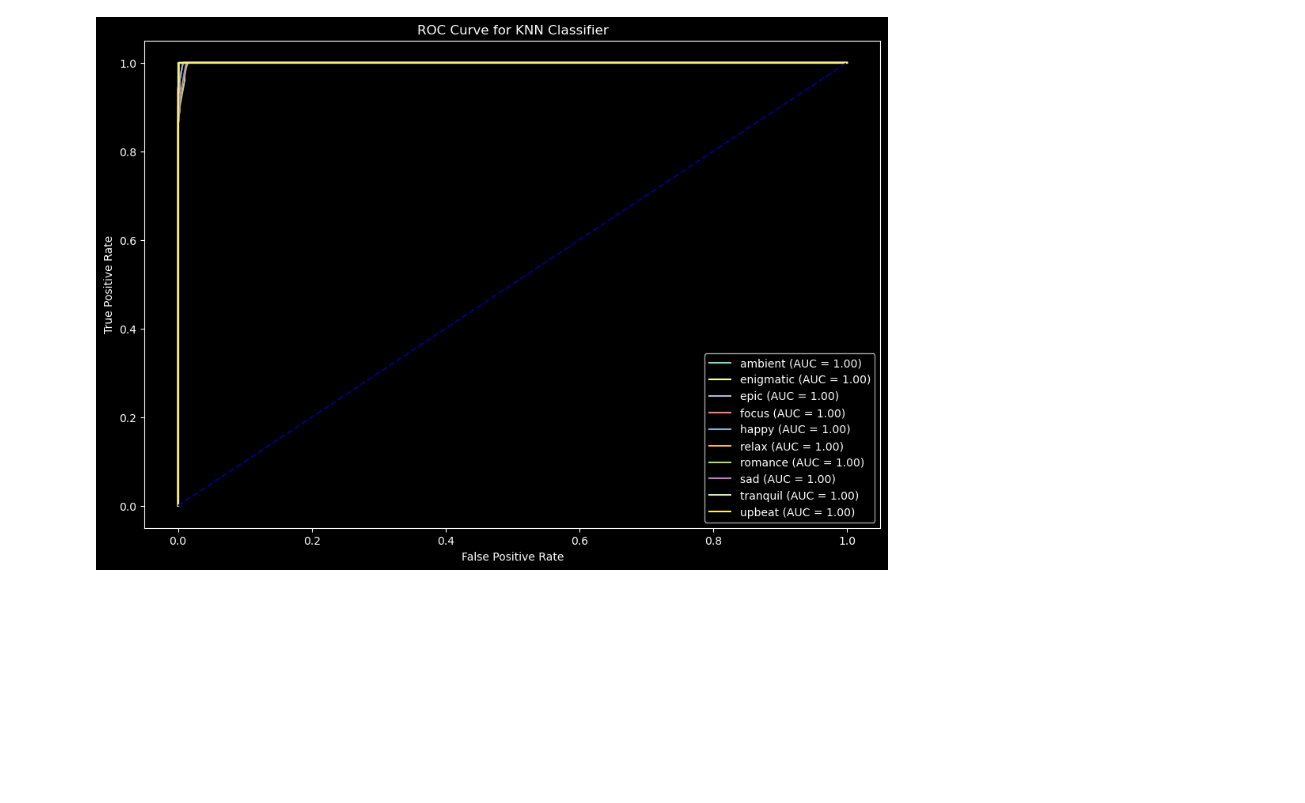
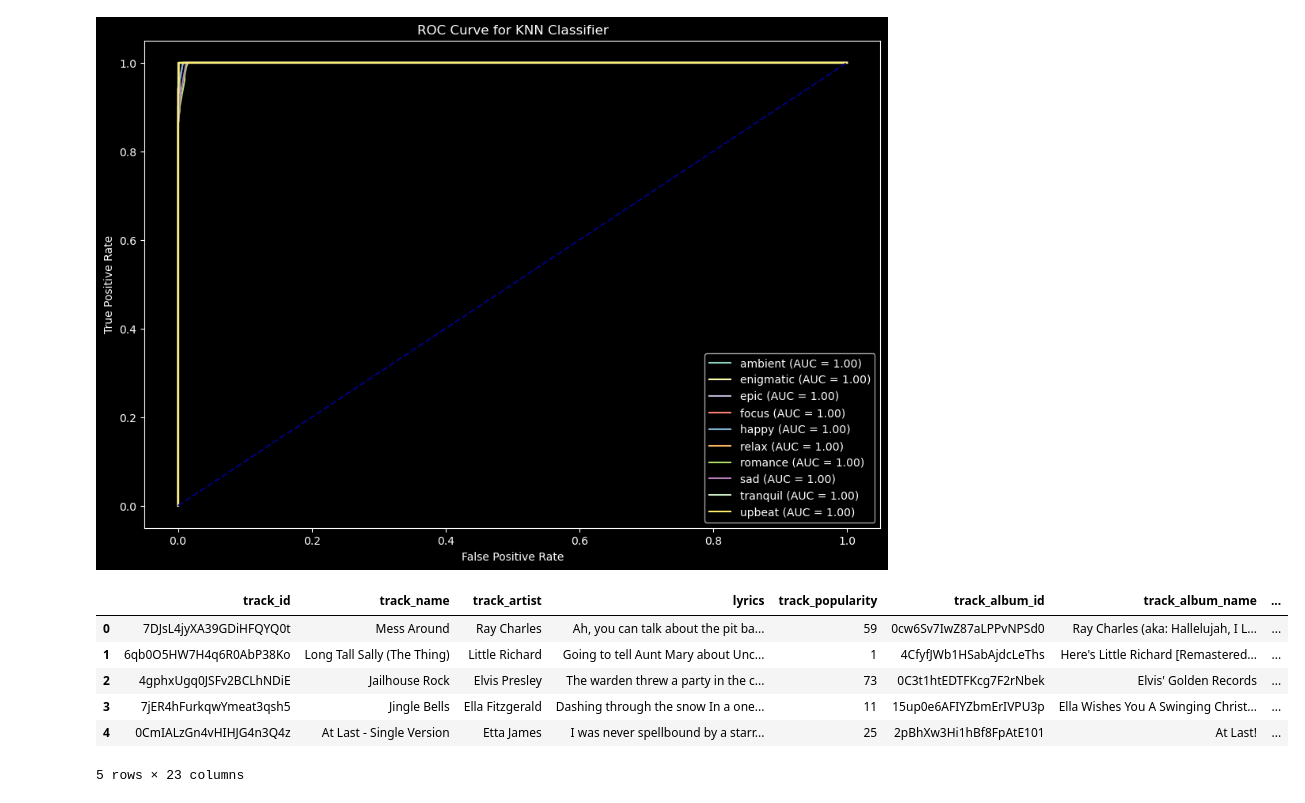
Before and after one commit to TheLuminousArtemis/ei-music-lyrics-classification, a Jupyter notebook: hyperparameter-tuning-rfc.ipynb, the cells around one changed output. Cells and saved outputs as stored; diff of their text form; code cells hidden in the pictures; blank space fills up the shorter version.

```diff
--- a/hyperparameter-tuning-rfc.ipynb
+++ b/hyperparameter-tuning-rfc.ipynb
@@ -64,6 +64,8 @@ spotify_df = pd.read_csv('final_spotify_songs.csv')
 predicted_moods_rf = best_random_forest_classifier.predict(mod_spotify_df)
 # %%
 mod_spotify_df['predicted_mood_hprf'] = predicted_moods_rf
+# %%
+spotify_df['predicted_mood'] = mod_spotify_df['predicted_mood_hprf']
 # %%
 mod_spotify_df.head()
 # %% [output]
@@ -120,5 +122,15 @@ plt.legend(loc="lower right")
 plt.show()
 # %% [output]
 [figure]
+# %%
+spotify_df.head()
+# %% [output]
+|  | track_id | track_name | track_artist | lyrics | track_popularity | track_album_id | track_album_name | ... |
+| 0 | 7DJsL4jyXA39GDiHFQYQ0t | Mess Around | Ray Charles | Ah, you can talk about the pit ba... | 59 | 0cw6Sv7IwZ87aLPPvNPSd0 | Ray Charles (aka: Hallelujah, I L... | ... |
+| 1 | 6qb0O5HW7H4q6R0AbP38Ko | Long Tall Sally (The Thing) | Little Richard | Going to tell Aunt Mary about Unc... | 1 | 4CfyfJWb1HSabAjdcLeThs | Here's Little Richard [Remastered... | ... |
+| 2 | 4gphxUgq0JSFv2BCLhNDiE | Jailhouse Rock | Elvis Presley | The warden threw a party in the c... | 73 | 0C3t1htEDTFKcg7F2rNbek | Elvis' Golden Records | ... |
+| 3 | 7jER4hFurkqwYmeat3qsh5 | Jingle Bells | Ella Fitzgerald | Dashing through the snow In a one... | 11 | 15up0e6AFIYZbmErIVPU3p | Ella Wishes You A Swinging Christ... | ... |
+| 4 | 0CmIALzGn4vHIHJG4n3Q4z | At Last - Single Version | Etta James | I was never spellbound by a starr... | 25 | 2pBhXw3Hi1hBf8FpAtE101 | At Last! | ... |
+5 rows × 23 columns
 # %%
 spotify_df.to_csv('spotify-data-hyper-rfc-final.csv', index=False)
```
Also changed, not shown: 1 other file.
